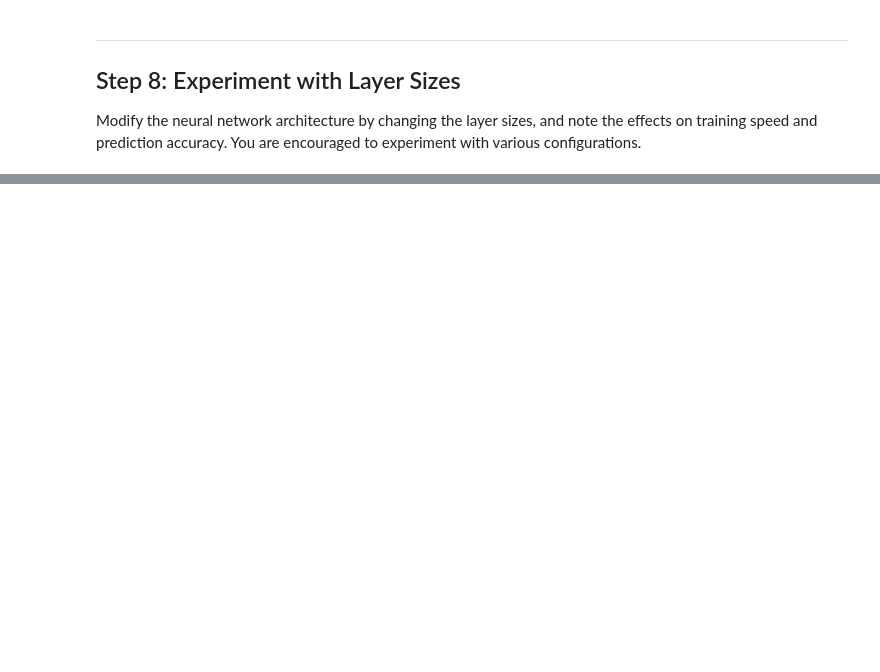
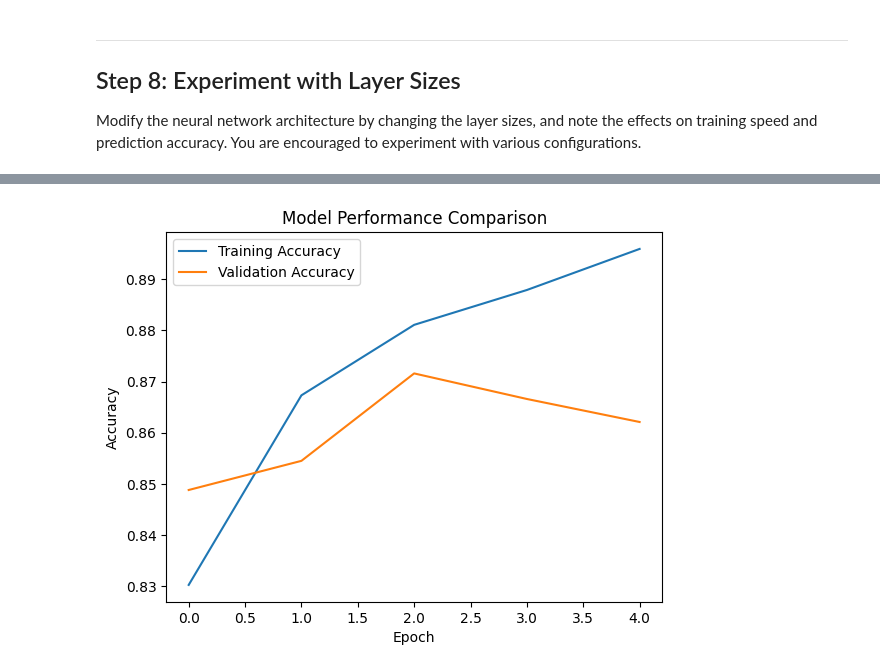
Before and after one commit to Suchebada/Kaggle, a Jupyter notebook: machine-learning-with-tensorflow/week-01/Week1_Notebook2_Fashion_MNIST.ipynb, the cells around one changed output, grey strips where cells are left out. Saved outputs shown, nothing was run; the diff lists cells and outputs as text; code cells hidden in the pictures; blank space fills up the shorter version.

```diff
--- a/machine-learning-with-tensorflow/week-01/Week1_Notebook2_Fashion_MNIST.ipynb
+++ b/machine-learning-with-tensorflow/week-01/Week1_Notebook2_Fashion_MNIST.ipynb
@@ -24,9 +25,11 @@ from tensorflow.keras.datasets import fashion_mnist
 We'll load the Fashion MNIST dataset and then normalize the pixel values.
 # %%
 # TODO Load the dataset using the fashion_mnist.load_data() function
-(train_images, train_labels), (test_images, test_labels) = ...
+(train_images, train_labels), (test_images, test_labels) = tf.keras.datasets.fashion_mnist.load_data()
 
 # TODO Normalize the pixel values to be in range 0..1
+train_images = train_images / 255.0
+test_images = test_images / 255.0
 # %% [markdown]
 ---
 
@@ -60,11 +68,20 @@ accuracy_callback = AccuracyCallback()
 We will start with a simple neural network and then experiment with different layer sizes.
 # %%
 # TODO build an initial model (hint: you might need to flatten the input in the beginning)
-
+model = models.Sequential([
+    layers.Flatten(input_shape=(28,28)),
+    layers.Dense(128,activation='relu'),
+    layers.Dense(10,activation='softmax')
+])
 # TODO compile your model, choose an optimizer, a loss function
 # and a metric for measuring training performance
+model.compile(optimizer='adam',
+              loss='sparse_categorical_crossentropy',
+              metrics=['accuracy'])
 # %% [markdown]
 ---
 
 ## Step 6: Train the Model
 Train the model using the training data and your callback function.
+# %%
+model.fit(train_images,train_labels,epochs =5)
@@ -81,3 +113,29 @@ print(f"Test accuracy: {test_accuracy*100:.2f}%")
 
 ## Step 8: Experiment with Layer Sizes
 Modify the neural network architecture by changing the layer sizes, and note the effects on training speed and prediction accuracy. You are encouraged to experiment with various configurations.
+# %%
+# larger hidden layer
+model = models.Sequential([
+    layers.Flatten(input_shape=(28, 28)),
+    layers.Dense(256, activation='relu'),
+    layers.Dense(10, activation='softmax')
+])
+model.compile(optimizer='adam',
+              loss='sparse_categorical_crossentropy',
+              metrics=['accuracy'])
+
+history = model.fit(
+    train_images,
+    train_labels,
+    epochs=5,
+    validation_data=(test_images, test_labels),
+    verbose=2
+)
+plt.plot(history.history['accuracy'], label='Training Accuracy')
+plt.plot(history.history['val_accuracy'], label='Validation Accuracy')
+plt.title('Model Performance Comparison')
+plt.xlabel('Epoch')
+plt.ylabel('Accuracy')
+plt.legend()
+plt.show()
+# %% [output]
@@ -83,0 +152 @@ Modify the neural network architecture by changing the layer sizes, and note the
+[figure, added]
```
Also changed, not shown: parts of 6 cells of this notebook.
